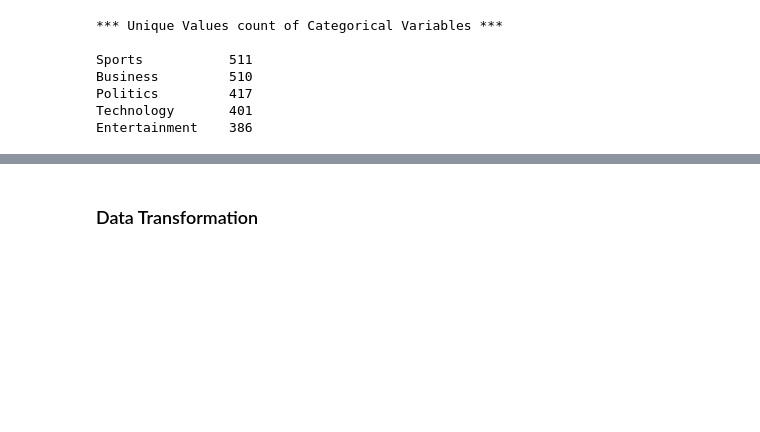
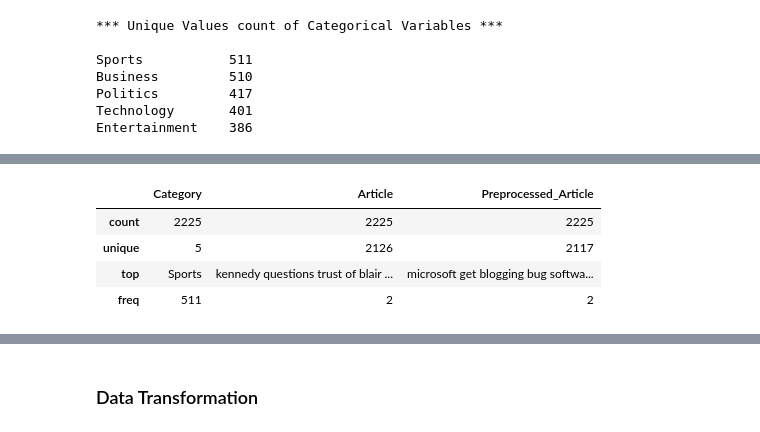
Before and after one commit to pkmariya/Scaler01, a Jupyter notebook: FlipitNews_NLP_CaseStudy_Mariya_DSML.ipynb, the cells around one changed output, grey strips where cells are left out. Cells and saved outputs as stored; diff of their text form; code cells hidden in the pictures; blank space fills up the shorter version.

```diff
--- a/FlipitNews_NLP_CaseStudy_Mariya_DSML.ipynb
+++ b/FlipitNews_NLP_CaseStudy_Mariya_DSML.ipynb
@@ -203,0 +199,8 @@ data_df['Article'] = data_df['Article'].apply(text_process)
+# %%
+data_df.describe()
+# %% [output]
+|  | Category | Article | Preprocessed_Article |
+| count | 2225 | 2225 | 2225 |
+| unique | 5 | 2126 | 2117 |
+| top | Sports | kennedy questions trust of blair ... | microsoft get blogging bug softwa... |
+| freq | 511 | 2 | 2 |
```
Also changed, not shown: parts of 54 cells of this notebook.
